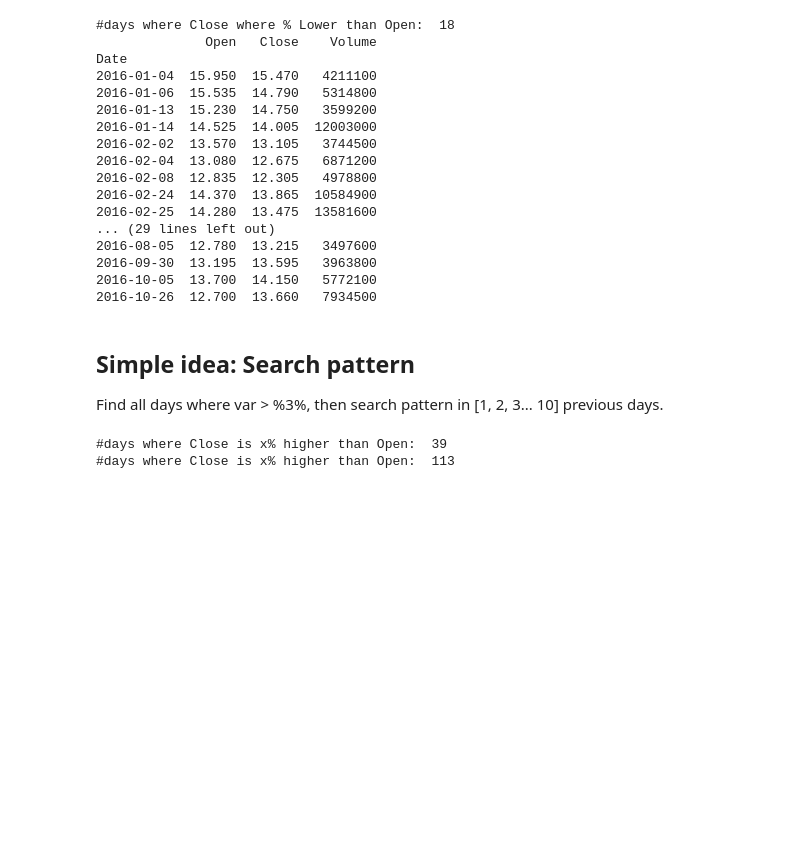
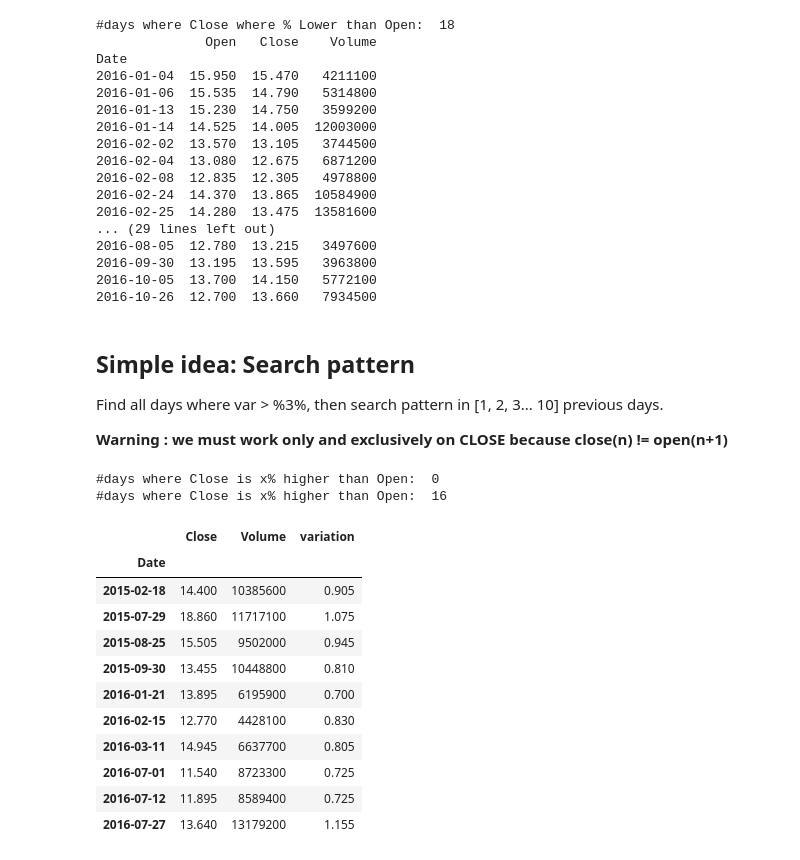
Before and after one commit to MrGreenRubato/notebooks, a Jupyter notebook: stocks/Stocks reader.ipynb, the cells around one changed output. Drawn from its saved outputs; the diff is of its cells as text; code cells hidden in the pictures; blank space fills up the shorter version.

```diff
--- a/stocks/Stocks reader.ipynb
+++ b/stocks/Stocks reader.ipynb
@@ -193,13 +194,17 @@ Date
 ## Simple idea: Search pattern
 
 Find all days where var > %3%, then search pattern in [1, 2, 3... 10] previous days.
+
+__Warning : we must work only and exclusively on CLOSE because close(n) != open(n+1)__
 # %%
-threshold = 0.03
-UG_2015_16 = UG.loc['2015-01-01':, ['Open', 'Close', 'Volume']]
+threshold = 0.05
+UG_2015_16 = UG.loc['2015-01-01':, ['Close', 'Volume']]
+
 df = UG_2015_16
 
-print('#days where Close is x% higher than Open: ', df[df.Close>df.Open*(1+threshold)].Open.count())
+#print('#days where Close is x% higher than Open: ', df[df.Close>df.Open*(1+threshold)].Open.count())
 #print(df[df.Close>=df.Open*(1+threshold)])
+print('#days where Close is x% higher than Open: ', df[df.Close.diff()>df.Close*(1+threshold)].Close.count())
 
 RNO_2015_16 = RNO.loc['2010-01-01':, ['Open', 'Close', 'Volume']]
 df = RNO_2015_16
@@ -207,8 +212,26 @@ df = RNO_2015_16
 print('#days where Close is x% higher than Open: ', df[df.Close>df.Open*(1+threshold)].Open.count())
 #print(df[df.Close>=df.Open*(1+threshold)])
 # %% [output]
-#days where Close is x% higher than Open:  39
-#days where Close is x% higher than Open:  113
+#days where Close is x% higher than Open:  0
+#days where Close is x% higher than Open:  16
+# %%
+df = UG_2015_16
+df['variation'] = df.Close.diff()
+
+df[df.variation > df.Close*threshold]
+# %% [output]
+|  | Close | Volume | variation |
+| Date |  |  |  |
+| 2015-02-18 | 14.400 | 10385600 | 0.905 |
+| 2015-07-29 | 18.860 | 11717100 | 1.075 |
+| 2015-08-25 | 15.505 | 9502000 | 0.945 |
+| 2015-09-30 | 13.455 | 10448800 | 0.810 |
+| 2016-01-21 | 13.895 | 6195900 | 0.700 |
+| 2016-02-15 | 12.770 | 4428100 | 0.830 |
+| 2016-03-11 | 14.945 | 6637700 | 0.805 |
+| 2016-07-01 | 11.540 | 8723300 | 0.725 |
+| 2016-07-12 | 11.895 | 8589400 | 0.725 |
+| 2016-07-27 | 13.640 | 13179200 | 1.155 |
 # %%
 import numpy as np
 import numpy.ma as ma
```
Also changed, not shown: parts of 3 cells of this notebook.
